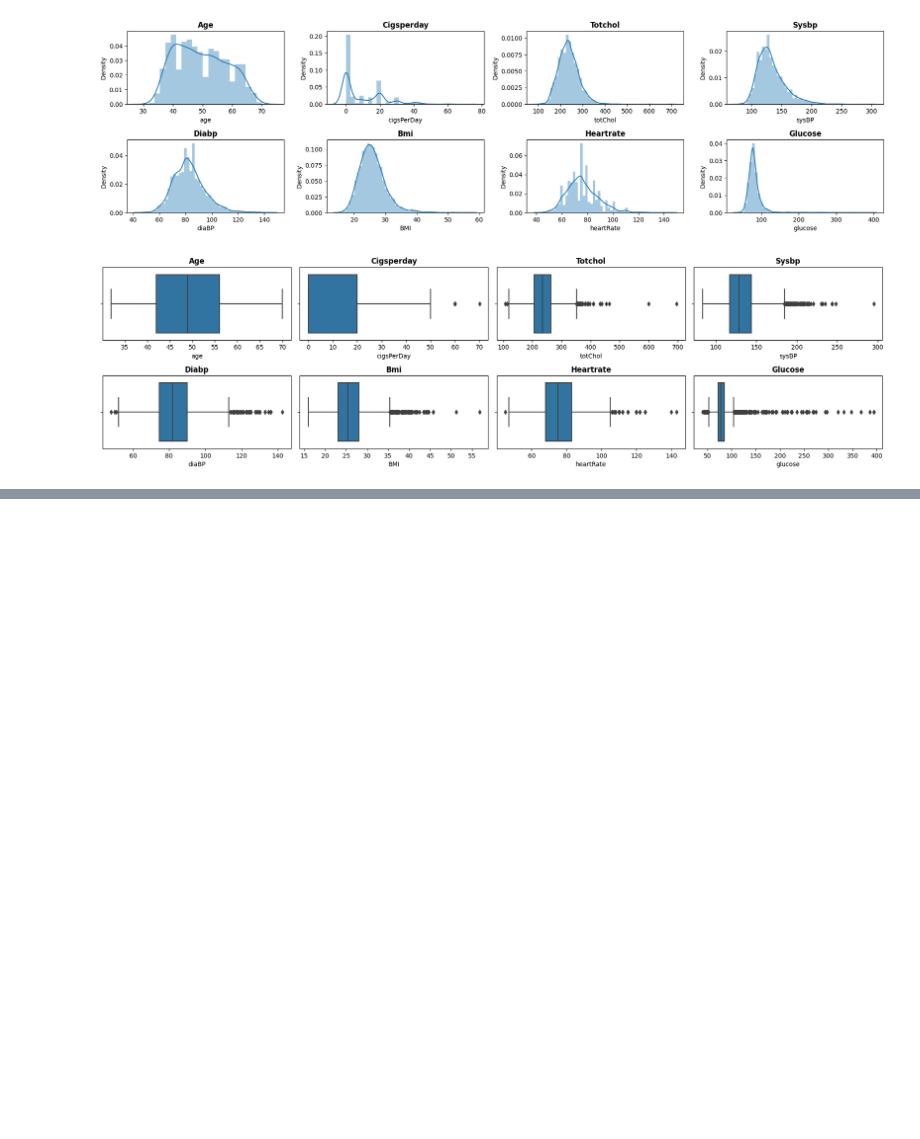
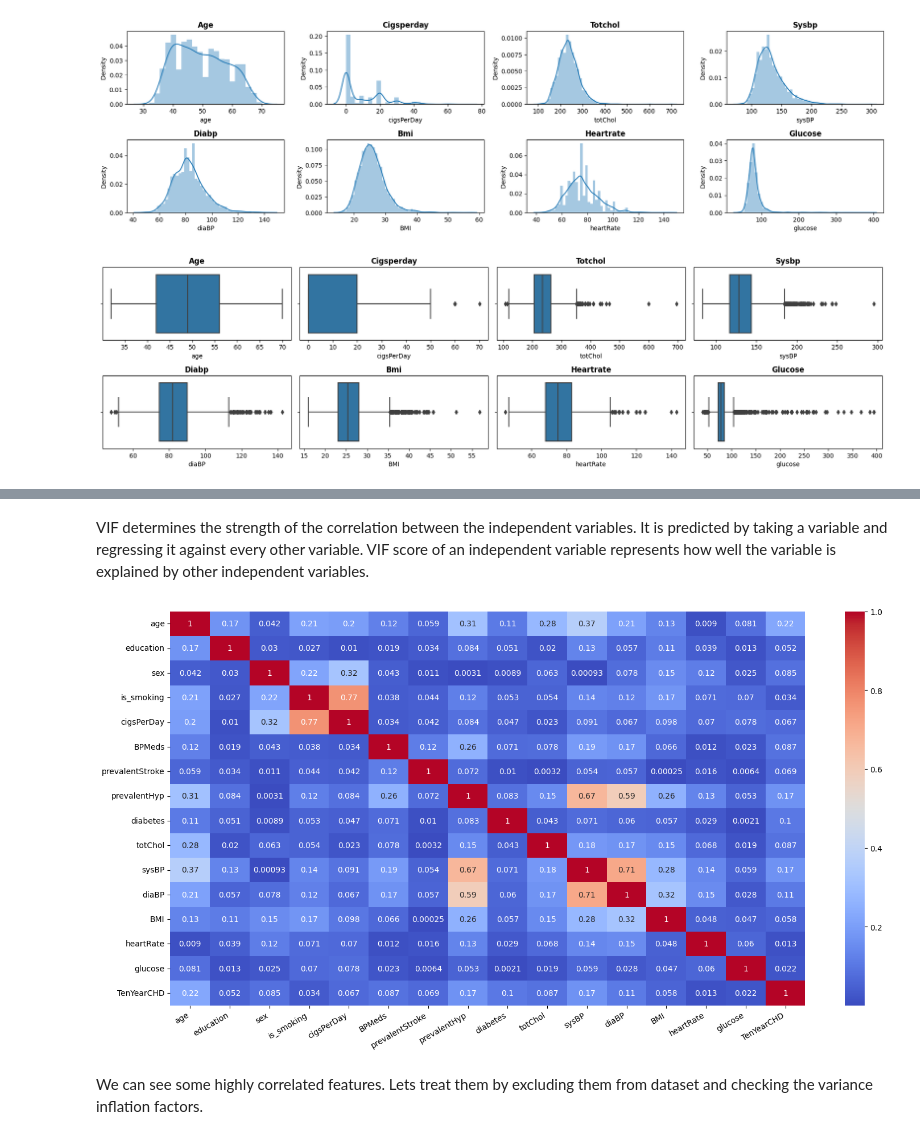
Before and after one commit to PrashantShrivastava1612/Cardiovascular-Risk-Prediction, a Jupyter notebook: Cardiovascular_Risk_Prediction.ipynb, the cells around one changed output, grey strips where cells are left out. Cells and saved outputs as stored; diff of their text form; code cells hidden in the pictures; blank space fills up the shorter version.

```diff
--- a/Cardiovascular_Risk_Prediction.ipynb
+++ b/Cardiovascular_Risk_Prediction.ipynb
@@ -219,0 +349,12 @@ for n,column in enumerate(numeric_features):
+# %% [markdown]
+VIF determines the strength of the correlation between the independent variables. It is predicted by taking a variable and regressing it against every other variable. VIF score of an independent variable represents how well the variable is explained by other independent variables.
+# %%
+# Checking corelations
+plt.figure(figsize=(18,9))
+plot=sns.heatmap(abs(df.corr()), annot=True, cmap='coolwarm')
+plot.set_xticklabels(plot.get_xticklabels(), rotation=30, horizontalalignment='right')
+plt.show()
+# %% [output]
+[figure, added]
+# %% [markdown]
+We can see some highly correlated features. Lets treat them by excluding them from dataset and checking the variance inflation factors.
```
Also changed, not shown: parts of 20 cells of this notebook.
